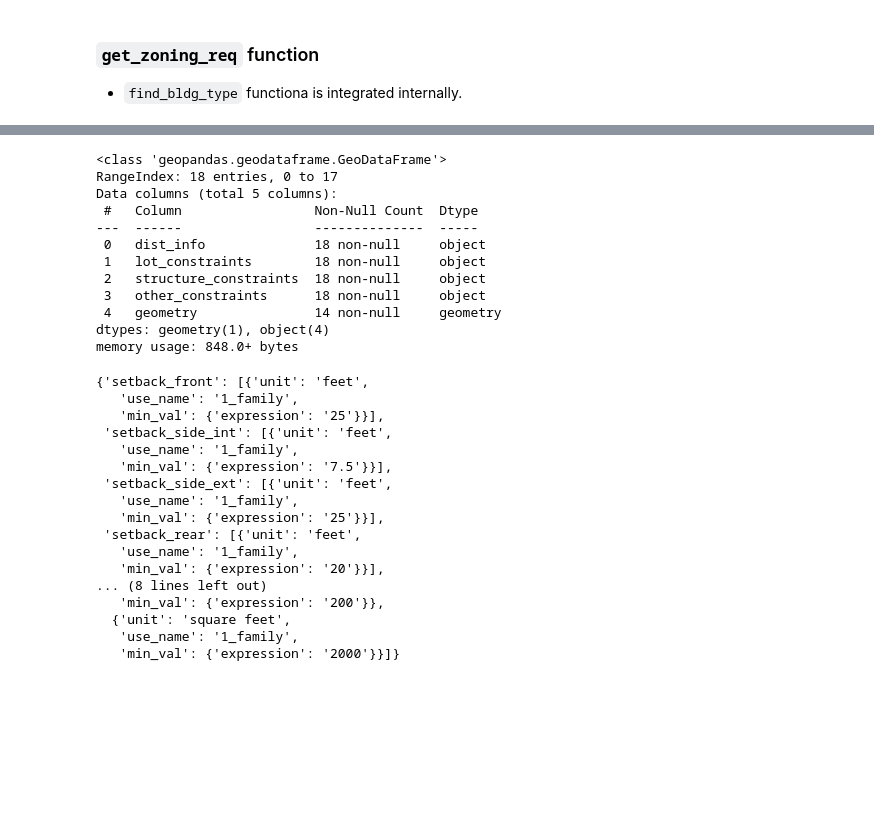
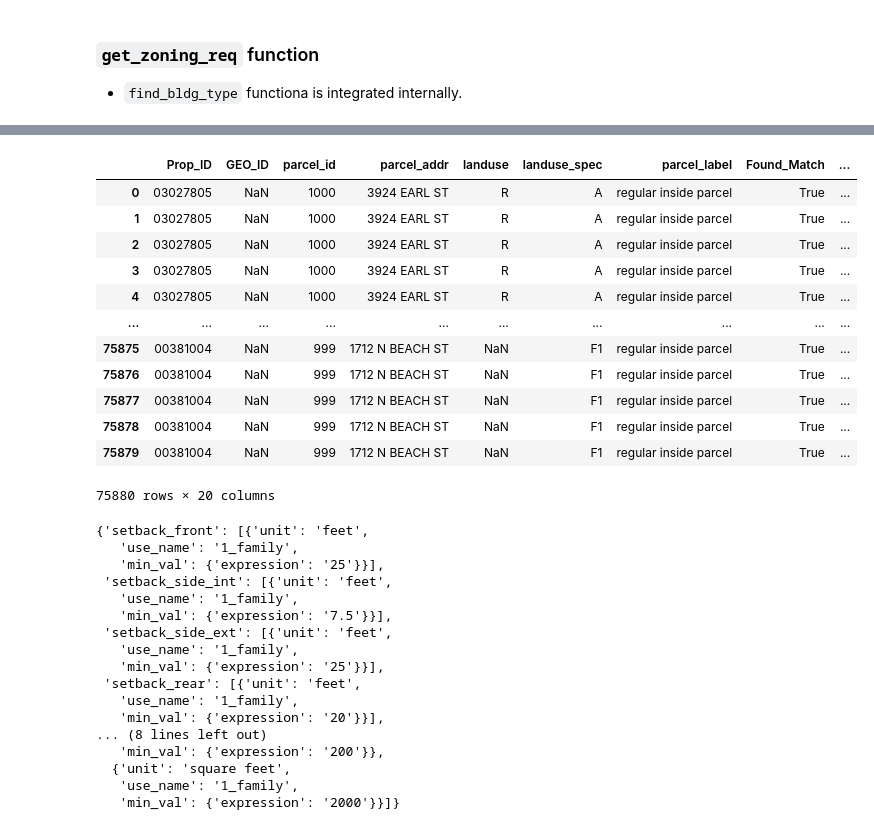
Before and after one commit to HOUPU1993/tidyzoning, a Jupyter notebook: test.ipynb, the cells around one changed output, grey strips where cells are left out. Drawn from its saved outputs; the diff is of its cells as text; code cells hidden in the pictures; blank space fills up the shorter version.

```diff
--- a/test.ipynb
+++ b/test.ipynb
@@ -96,21 +96,22 @@ tidyzoning
 | 15 | {'dist_name': 'Business Park', 'd... | [ ] | [ ] | [ ] | None |
 | 16 | {'dist_name': 'Planned Developmen... | [ ] | [ ] | [ ] | MULTIPOLYGON (((-10829781.987 386... |
 | 17 | {'dist_name': 'Community Faciliti... | [ ] | [ ] | [ ] | MULTIPOLYGON (((-10829837.445 386... |
-# %%
-tidyzoning.info()
-# %% [output]
-<class 'geopandas.geodataframe.GeoDataFrame'>
-RangeIndex: 18 entries, 0 to 17
-Data columns (total 5 columns):
- #   Column                 Non-Null Count  Dtype
----  ------                 --------------  -----
- 0   dist_info              18 non-null     object
- 1   lot_constraints        18 non-null     object
- 2   structure_constraints  18 non-null     object
- 3   other_constraints      18 non-null     object
- 4   geometry               14 non-null     geometry
-dtypes: geometry(1), object(4)
-memory usage: 848.0+ bytes
+# %%
+tidyparcel
+# %% [output]
+|  | Prop_ID | GEO_ID | parcel_id | parcel_addr | landuse | landuse_spec | parcel_label | Found_Match | ... |
+| 0 | 03027805 | NaN | 1000 | 3924 EARL ST | R | A | regular inside parcel | True | ... |
+| 1 | 03027805 | NaN | 1000 | 3924 EARL ST | R | A | regular inside parcel | True | ... |
+| 2 | 03027805 | NaN | 1000 | 3924 EARL ST | R | A | regular inside parcel | True | ... |
+| 3 | 03027805 | NaN | 1000 | 3924 EARL ST | R | A | regular inside parcel | True | ... |
+| 4 | 03027805 | NaN | 1000 | 3924 EARL ST | R | A | regular inside parcel | True | ... |
+| ... | ... | ... | ... | ... | ... | ... | ... | ... | ... |
+| 75875 | 00381004 | NaN | 999 | 1712 N BEACH ST | NaN | F1 | regular inside parcel | True | ... |
+| 75876 | 00381004 | NaN | 999 | 1712 N BEACH ST | NaN | F1 | regular inside parcel | True | ... |
+| 75877 | 00381004 | NaN | 999 | 1712 N BEACH ST | NaN | F1 | regular inside parcel | True | ... |
+| 75878 | 00381004 | NaN | 999 | 1712 N BEACH ST | NaN | F1 | regular inside parcel | True | ... |
+| 75879 | 00381004 | NaN | 999 | 1712 N BEACH ST | NaN | F1 | regular inside parcel | True | ... |
+75880 rows × 20 columns
 # %%
 tidyzoning['structure_constraints'].loc[0]
 # %% [output]
```
Also changed, not shown: parts of 5 cells of this notebook.
